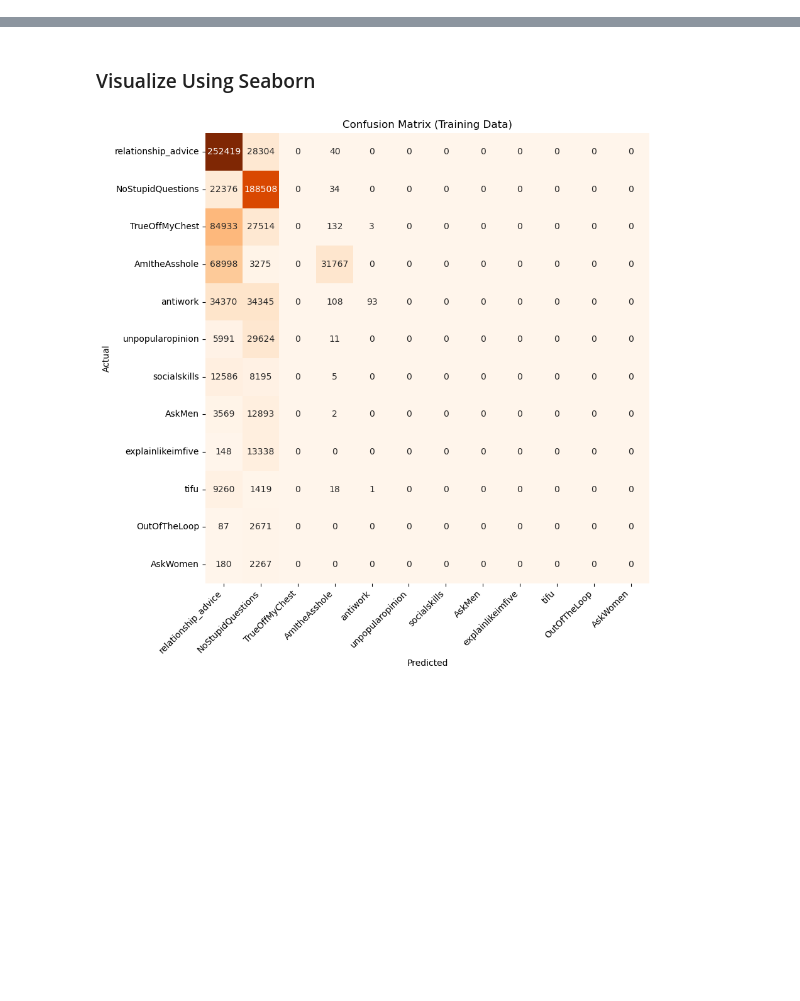
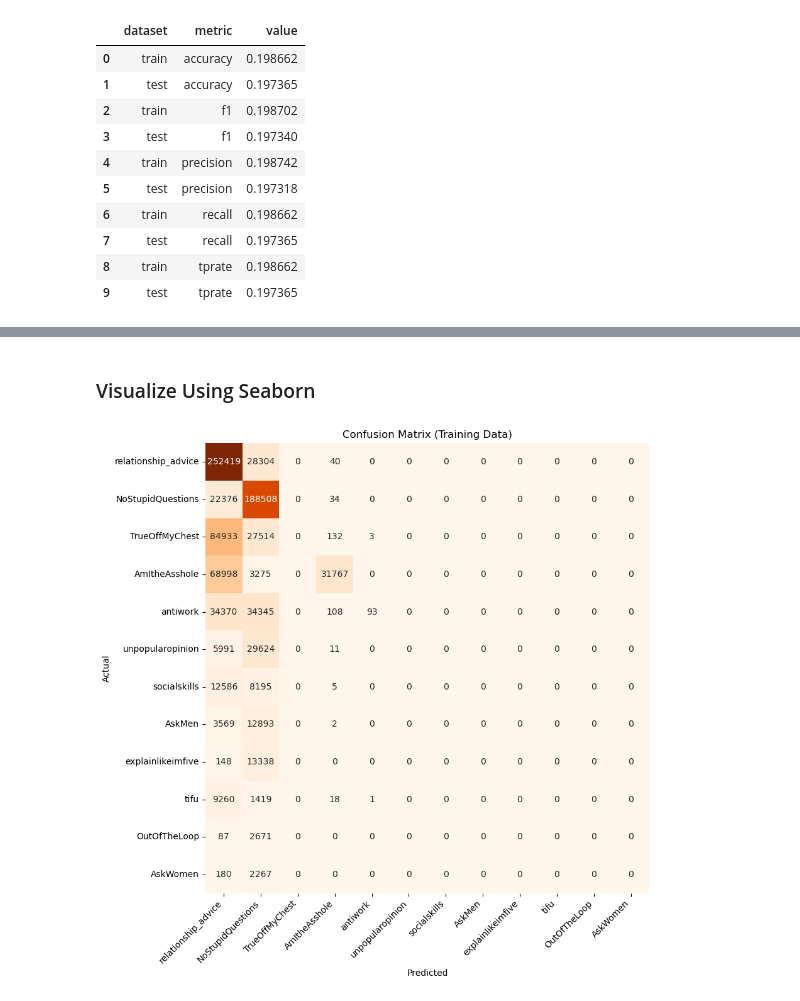
Before and after one commit to gu-dsan6000/fall-2023-reddit-project-team-17, a Jupyter notebook: code/project-ml/project-ml-predicting-subreddits-vis.ipynb, the cells around one changed output, grey strips where cells are left out. Saved outputs shown, nothing was run; the diff lists cells and outputs as text; code cells hidden in the pictures; blank space fills up the shorter version.

```diff
--- a/code/project-ml/project-ml-predicting-subreddits-vis.ipynb
+++ b/code/project-ml/project-ml-predicting-subreddits-vis.ipynb
@@ -9,0 +42,16 @@ import altair as alt
+# %%
+# read in the evaluation metrics
+eval_df = pd.read_csv('../../data/ml-data/matt-submissions-cv-eval-metrics-baseline.csv')
+eval_df
+# %% [output]
+|  | dataset | metric | value |
+| 0 | train | accuracy | 0.198662 |
+| 1 | test | accuracy | 0.197365 |
+| 2 | train | f1 | 0.198702 |
+| 3 | test | f1 | 0.197340 |
+| 4 | train | precision | 0.198742 |
+| 5 | test | precision | 0.197318 |
+| 6 | train | recall | 0.198662 |
+| 7 | test | recall | 0.197365 |
+| 8 | train | tprate | 0.198662 |
+| 9 | test | tprate | 0.197365 |
```
Also changed, not shown: parts of 10 cells of this notebook, 3 other files.
